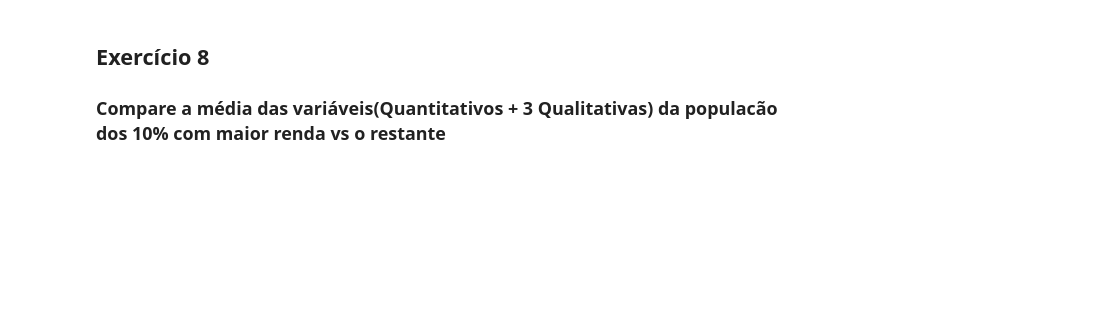
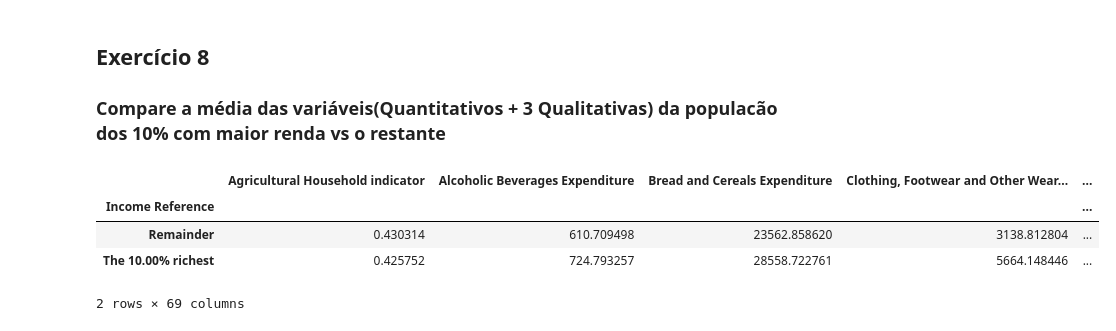
Before and after one commit to wandgibaut/lets_code_g6, a Jupyter notebook: main.ipynb, the cells around one changed output. Drawn from its saved outputs; the diff is of its cells as text; code cells hidden in the pictures; blank space fills up the shorter version.

```diff
--- a/main.ipynb
+++ b/main.ipynb
@@ -116,3 +145,11 @@ a
 # %% [markdown]
 <h2>Exercício 8</h2>
 <h3>Compare a média das variáveis(Quantitativos + 3 Qualitativas) da populacão dos 10% com maior renda vs o restante</h3>
+# %%
+Helper.means_data_per_income(median_data, dummies_data=dummies_data)
+# %% [output]
+|  | Agricultural Household indicator | Alcoholic Beverages Expenditure | Bread and Cereals Expenditure | Clothing, Footwear and Other Wear... | ... |
+| Income Reference |  |  |  |  | ... |
+| Remainder | 0.430314 | 610.709498 | 23562.858620 | 3138.812804 | ... |
+| The 10.00% richest | 0.425752 | 724.793257 | 28558.722761 | 5664.148446 | ... |
+2 rows × 69 columns
```
Also changed, not shown: parts of 10 cells of this notebook, 1 other file.
